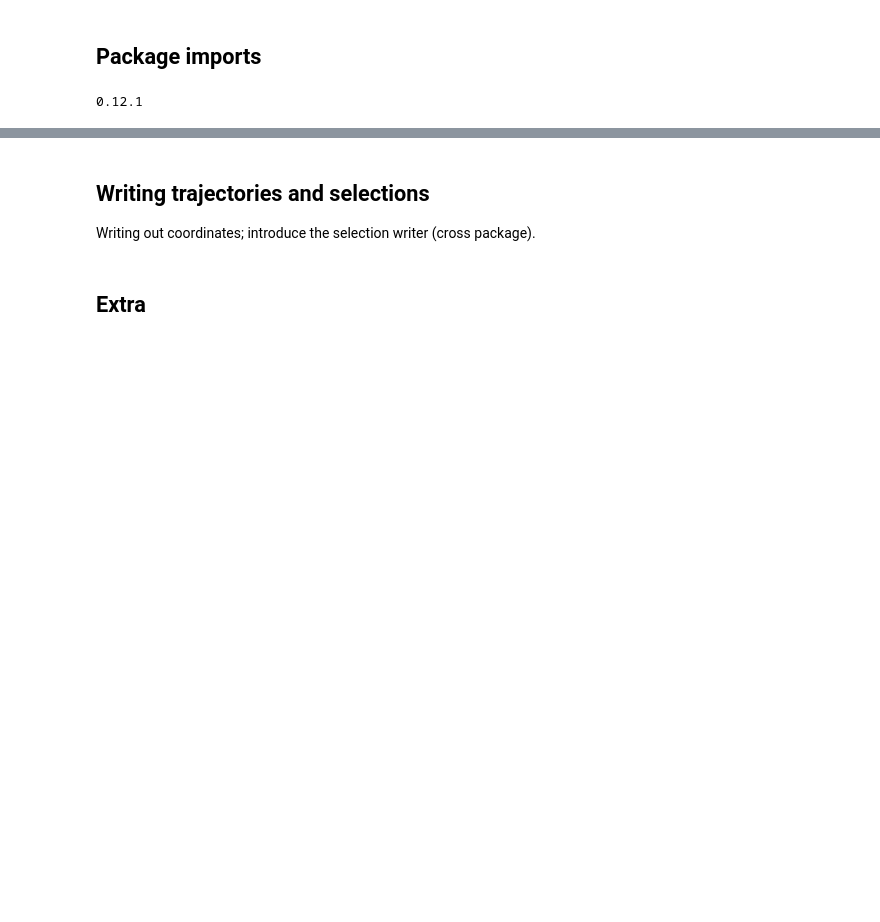
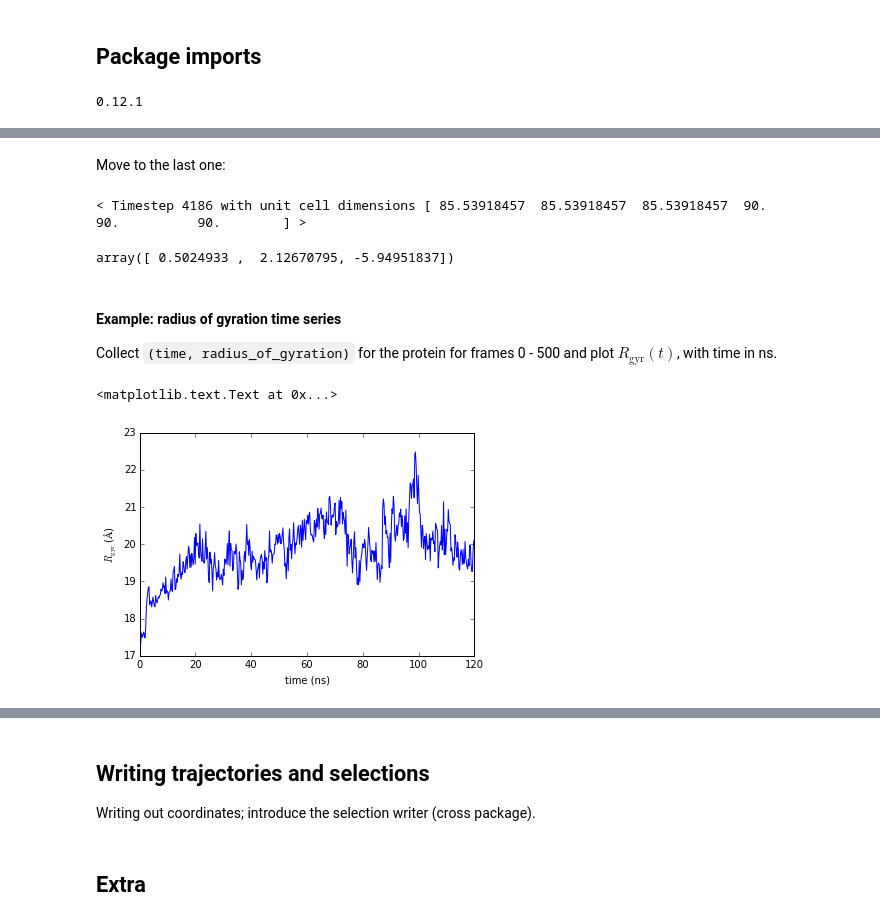
Before and after one commit to Becksteinlab/MDAnalysis-workshop, a Jupyter notebook: notebooks/MDAnalysis_Workshop_Part_2.ipynb, the cells around one changed output, grey strips where cells are left out. Drawn from its saved outputs; the diff is of its cells as text; code cells hidden in the pictures; blank space fills up the shorter version.

```diff
--- a/notebooks/MDAnalysis_Workshop_Part_2.ipynb
+++ b/notebooks/MDAnalysis_Workshop_Part_2.ipynb
@@ -53,0 +65,2 @@ Reading data from a trajectory, frame by frame:
+# %%
+u = mda.Universe(top, trj)
@@ -53,0 +101,3 @@ Reading data from a trajectory, frame by frame:
+# %%
+ts = u.trajectory.ts
+ts
@@ -53,0 +197,6 @@ Reading data from a trajectory, frame by frame:
+# %%
+results = []
+for ts in u.trajectory:
+    results.append(ts.frame)
+results = np.array(results)
+results
@@ -53,0 +249,27 @@ Reading data from a trajectory, frame by frame:
+# %% [markdown]
+Move to the last one:
+# %%
+u.trajectory[-1]
+# %% [output]
+< Timestep 4186 with unit cell dimensions [ 85.53918457  85.53918457  85.53918457  90.          90.          90.        ] >
+# %%
+protein.center_of_mass()
+# %% [output]
+array([ 0.5024933 ,  2.12670795, -5.94951837])
+# %% [markdown]
+#### Example: radius of gyration time series
+Collect `(time, radius_of_gyration)` for the protein for frames 0 - 500 and plot $R_{\mathrm{gyr}}(t)$, with time in ns.
+# %%
+protein = u.select_atoms("protein")
+results = []
+for ts in u.trajectory[:500]:
+    results.append((ts.time, protein.radius_of_gyration()))
+time, rgyr = np.transpose(results)
+# %%
+ax = plt.subplot(111)
+ax.plot(time/1000, rgyr)
+ax.set_xlabel("time (ns)")
+ax.set_ylabel(r"$R_{\mathrm{gyr}}$ ($\AA$)")
+# %% [output]
+<matplotlib.text.Text at 0x...>
+[figure, added]
```
Also changed, not shown: parts of 63 cells of this notebook, 1 other file.
